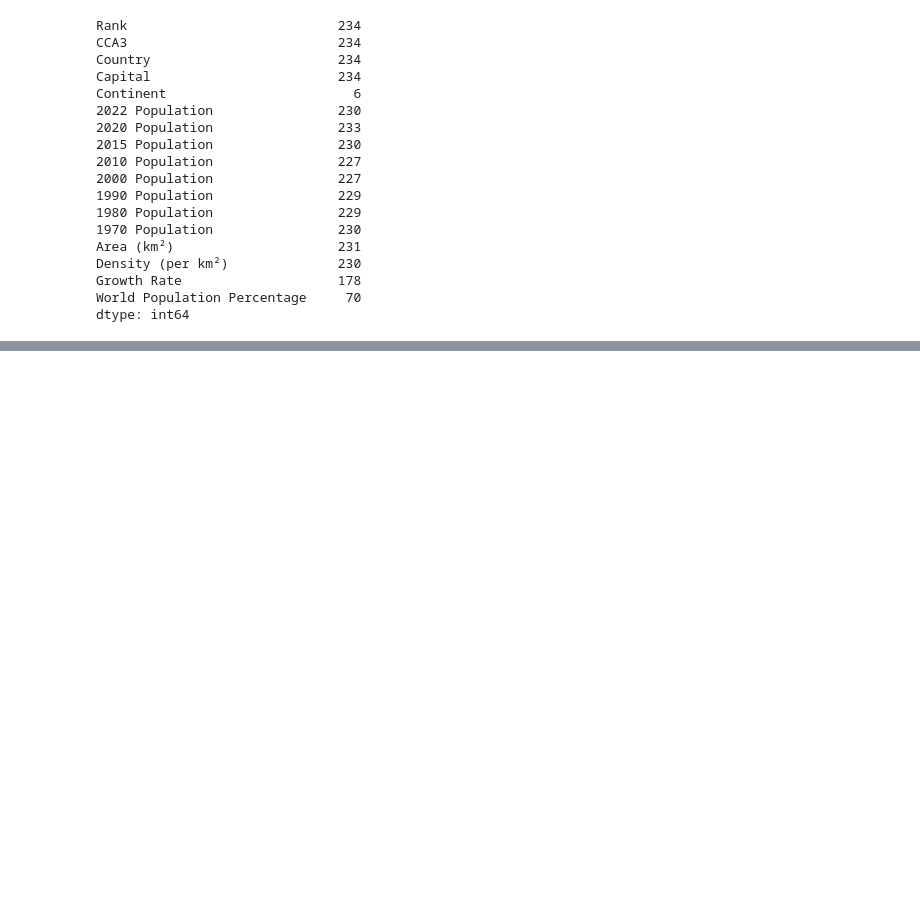
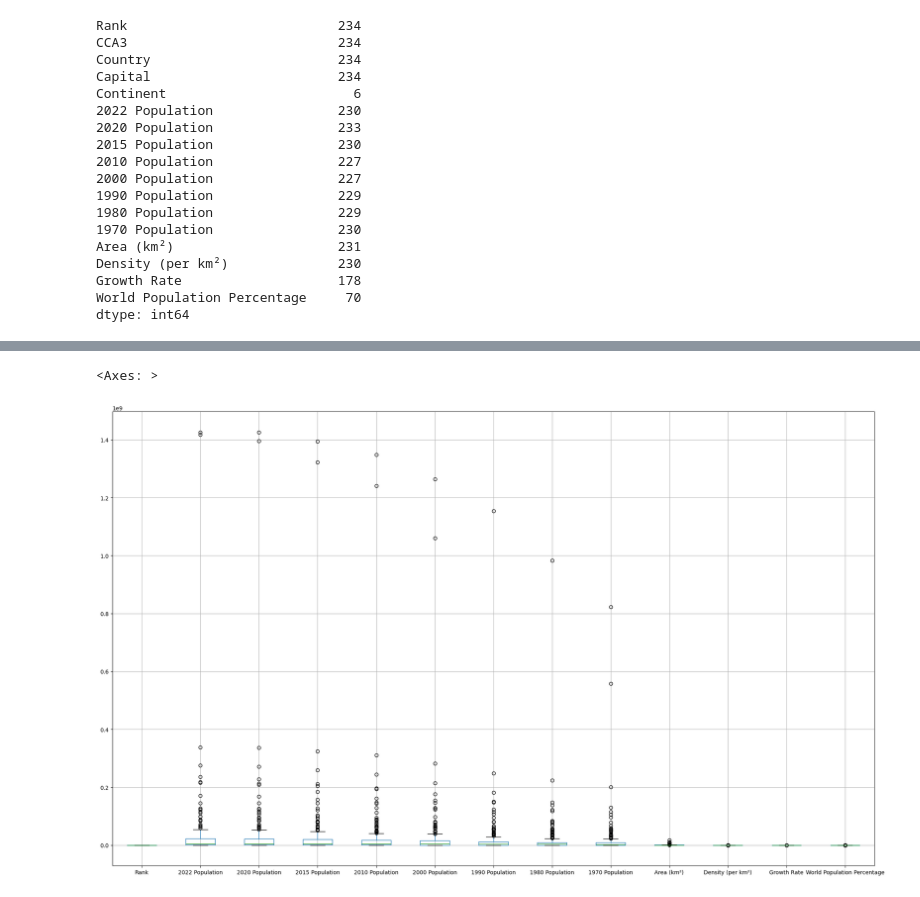
Before and after one commit to patrickgenesisda/Data-Analysis, a Jupyter notebook: Pandas_Week22_Genesis Patrick-checkpoint.ipynb, the cells around one changed output, grey strips where cells are left out. Saved outputs shown, nothing was run; the diff lists cells and outputs as text; code cells hidden in the pictures; blank space fills up the shorter version.

```diff
--- a/Pandas_Week22_Genesis Patrick-checkpoint.ipynb
+++ b/Pandas_Week22_Genesis Patrick-checkpoint.ipynb
@@ -461,0 +596,5 @@ dtype: int64
+# %%
+df.boxplot(figsize=(25,15))
+# %% [output]
+<Axes: >
+[figure, added]
```
Also changed, not shown: parts of 19 cells of this notebook.
